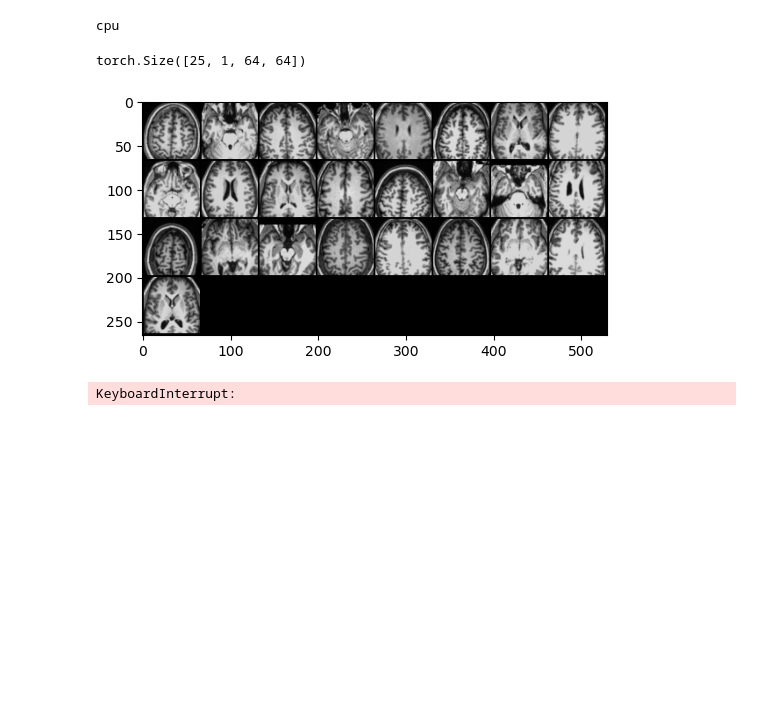
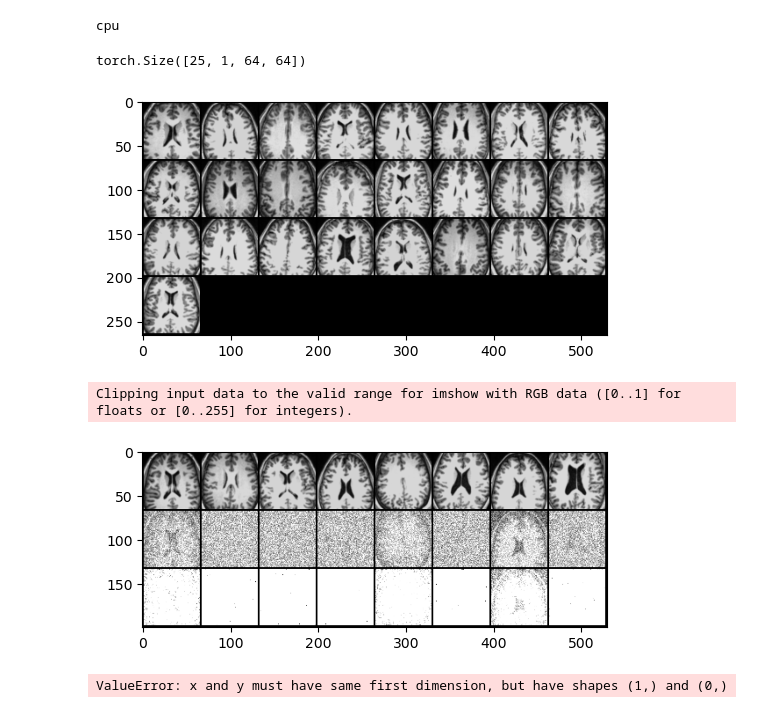
Before and after one commit to Julian-Wyatt/AnoDDPM, a Jupyter notebook: MRIdeaDiffusion.ipynb, the cells around one changed output. Drawn from its saved outputs; the diff is of its cells as text; code cells hidden in the pictures; blank space fills up the shorter version.

```diff
--- a/MRIdeaDiffusion.ipynb
+++ b/MRIdeaDiffusion.ipynb
@@ -79,7 +73,7 @@ class MRIDataset(Dataset):
         # random between 40 and 130
         # print(nib.load(img_name).slicer[:,90:91,:].dataobj.shape)
         sliceIdx = randint(40, 130)
-        # sliceIdx = 90
+        sliceIdx = 80
         img = nib.load(img_name)
         image = img.get_fdata()
 
@@ -115,7 +109,7 @@ plt.show()
 plt.pause(0.0001)
 # %% [output]
 torch.Size([25, 1, 64, 64])
-[figure, old version]
+[figure, new version]
 # %%
 try:
     os.makedirs("./diffusion-videos/")
@@ -154,11 +148,12 @@ diffusion = diffusion.to(device)
 
 optimiser = optim.Adam(diffusion.parameters(), lr=lr, betas=(beta1, 0.999))
 # %%
-
+losses_fig = plt.axes()
+losses = []
 tqdm_epoch = tqdm.notebook.trange(EPOCHS)
   # dataset loop
 for epoch in tqdm_epoch:
-
+    mean_losses = []
     for i in range(100//Batch_Size):
         data = next(dataset_loader)
         x = data["image"]
@@ -168,43 +163,52 @@ for epoch in tqdm_epoch:
         optimiser.zero_grad()
         loss.backward()
         optimiser.step()
-
+        mean_losses.append(losses)
 
         tqdm_epoch.set_postfix({"imgs trained":(1+i)*Batch_Size+epoch*100,"loss":loss.data})
         if epoch%5==0 and i==0:
             rowSize=8
             out = []
 
-            if epoch % 100 == 0:
+            if epoch > 0 and epoch % 100 == 0:
                 fig,ax = plt.subplots()
                 if epoch %200==0:
                     out = diffusion.forward_backward(x,True)
                     imgs = [[ax.imshow(torchvision.utils.make_grid(x / 2. + 0.5,nrow=rowSize).cpu().data.permute(0, 2, 1).contiguous().permute(2, 1, 0),animated=True)] for x in out]
                     # out = out.permute(0,2,3,1)
                     ani = animation.ArtistAnimation(fig, imgs, interval=50, blit=True,
                                                 repeat_delay=1000)
 
                     ani.save(f'{root_dir}diffusion-videos/sample{i}.mp4')
                 else:
-                    out = diffusion.forward_backward(x,False)
+                    out = torch.cat((x.cpu(),diffusion.forward_backward(x,False)[:rowSize].cpu()))
+
             elif epoch % 25 == 0:
                 noise = torch.rand_like(x)
                 t = torch.randint(0, diffusion.num_timesteps, (x.shape[0],), device=x.device)
                 x_t = diffusion.sample_q(x, t, noise)
                 temp = diffusion.sample_p(x_t,t)
-                out = torch.cat((temp["sample"],temp["pred_x_0"]))
+                out = torch.cat((x[:rowSize,...].cpu(),temp["sample"][:rowSize,...].cpu(),temp["pred_x_0"][:rowSize,...].cpu()))
             else:
                 out = torch.cat((x[:rowSize,...].cpu(),noisy[:rowSize,...].cpu(),est[:rowSize,...].cpu(),(est-noisy).square()))
 
             plt.rcParams['figure.dpi'] = 150
             plt.grid(False)
             plt.imshow(torchvision.utils.make_grid(out / 2. + 0.5,nrow=rowSize).cpu().data.permute(0, 2, 1).contiguous().permute(2, 1, 0),
                       cmap='gray')
 
             plt.show()
             plt.pause(0.0001)
+
+    losses.append(np.mean(mean_losses))
+    losses_fig.plot(losses,list(range(epoch)))
+    losses_fig.pause(0.00001)
+
+plt.show()
 # %% [output]
-KeyboardInterrupt:
+Clipping input data to the valid range for imshow with RGB data ([0..1] for floats or [0..255] for integers).
+[figure, added]
+ValueError: x and y must have same first dimension, but have shapes (1,) and (0,)
 # %%
 testing_dataset_loader = cycle(torch.utils.data.DataLoader(testing_dataset,
                                              batch_size=Batch_Size, shuffle=True,
```
Also changed, not shown: parts of 1 cell of this notebook, 1 other file.
